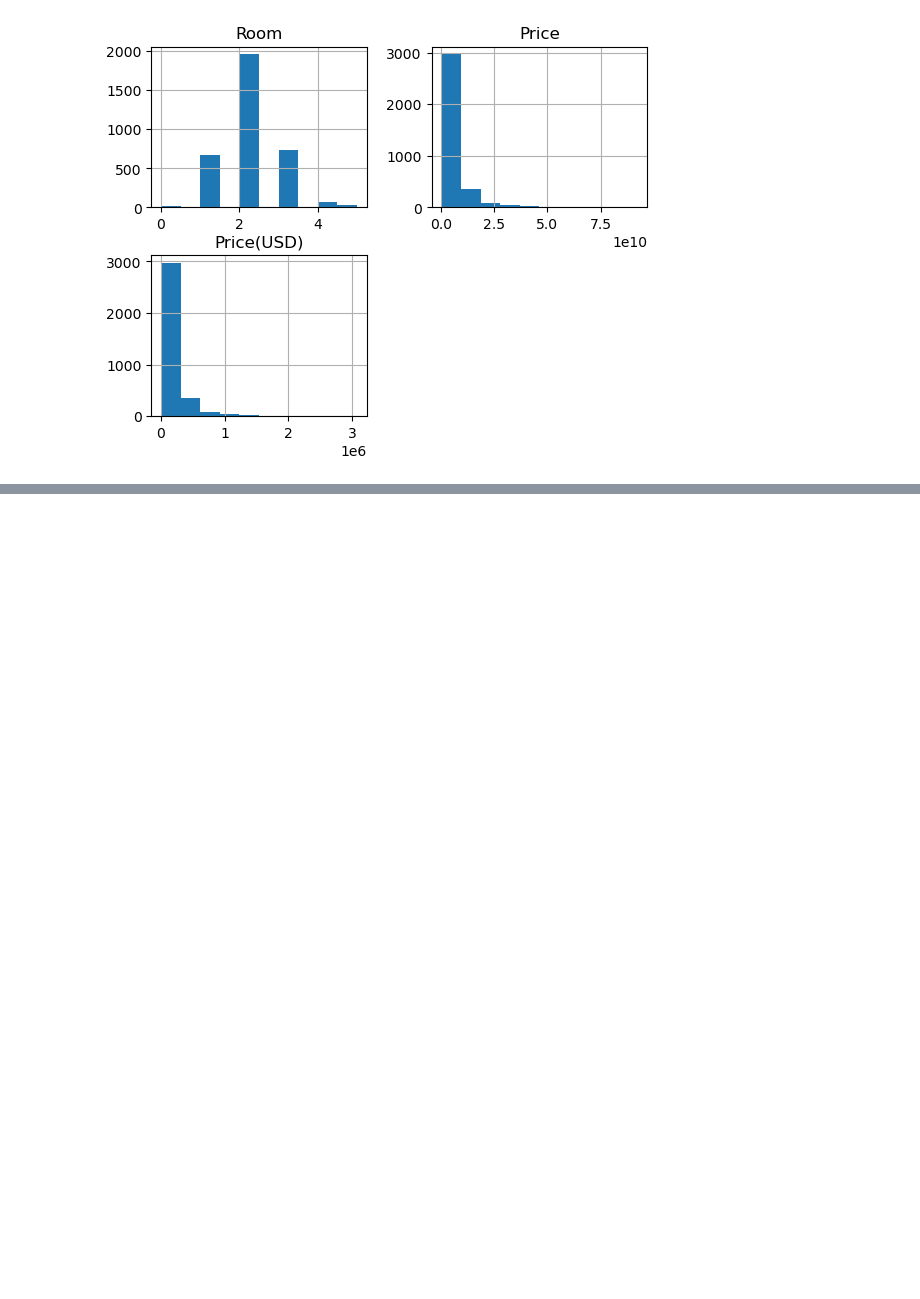
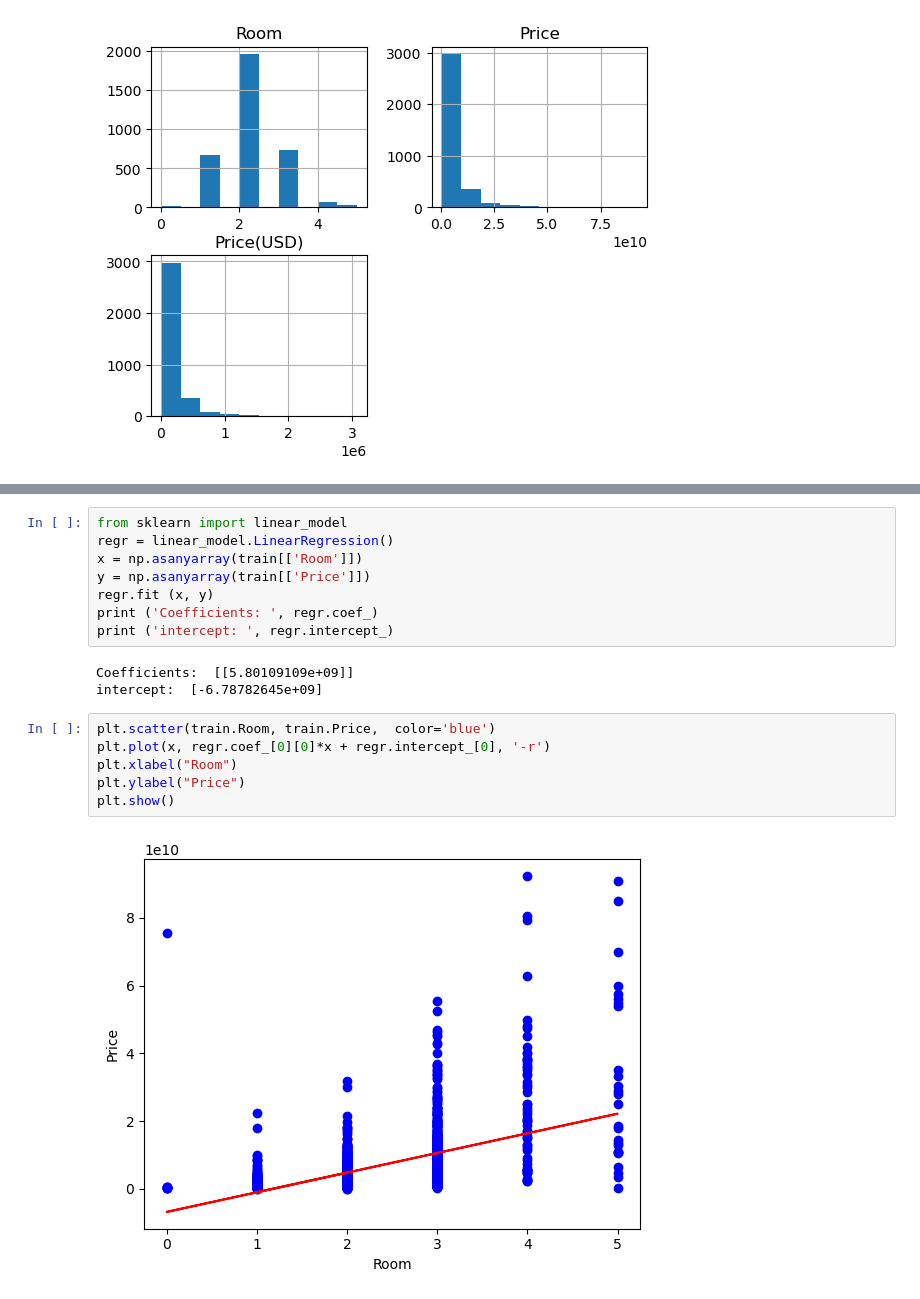
Before and after one commit to Afsaneh-hassani/tehran-house-price-prediction, a Jupyter notebook: notebooks/house-price-model.ipynb, the cells around one changed output, grey strips where cells are left out. Drawn from its saved outputs; the diff is of its cells as text; blank space fills up the shorter version.

```diff
--- a/notebooks/house-price-model.ipynb
+++ b/notebooks/house-price-model.ipynb
@@ -35,0 +68,19 @@ plt.show()
+# %%
+from sklearn import linear_model
+regr = linear_model.LinearRegression()
+x = np.asanyarray(train[['Room']])
+y = np.asanyarray(train[['Price']])
+regr.fit (x, y)
+print ('Coefficients: ', regr.coef_)
+print ('intercept: ', regr.intercept_)
+# %% [output]
+Coefficients:  [[5.80109109e+09]]
+intercept:  [-6.78782645e+09]
+# %%
+plt.scatter(train.Room, train.Price,  color='blue')
+plt.plot(x, regr.coef_[0][0]*x + regr.intercept_[0], '-r')
+plt.xlabel("Room")
+plt.ylabel("Price")
+plt.show()
+# %% [output]
+[figure, added]
```
Also changed, not shown: parts of 7 cells of this notebook.
